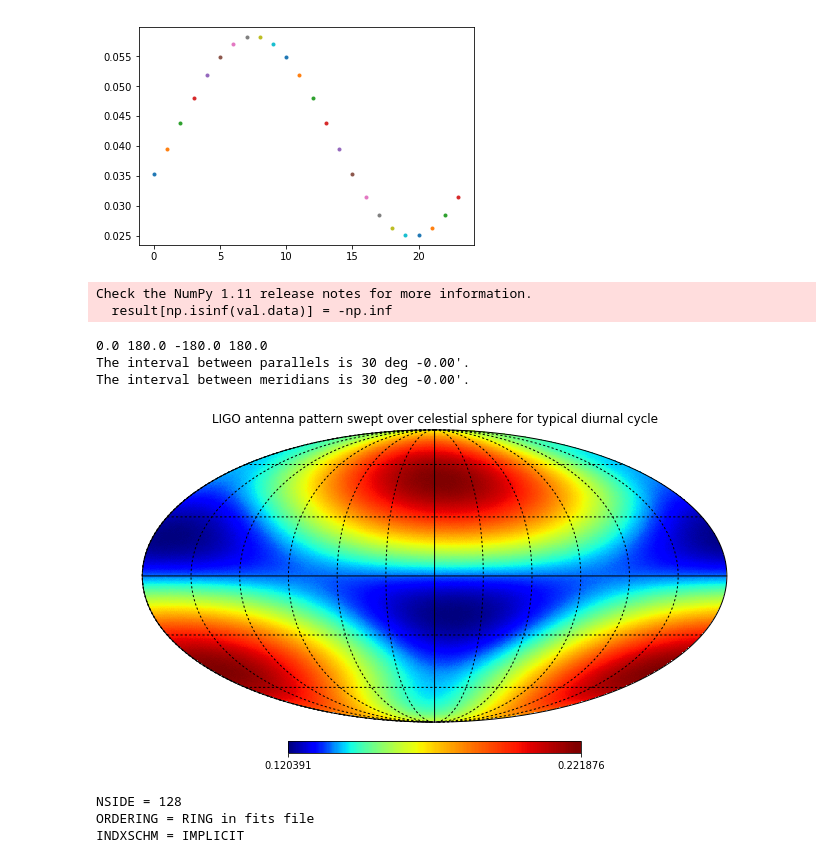
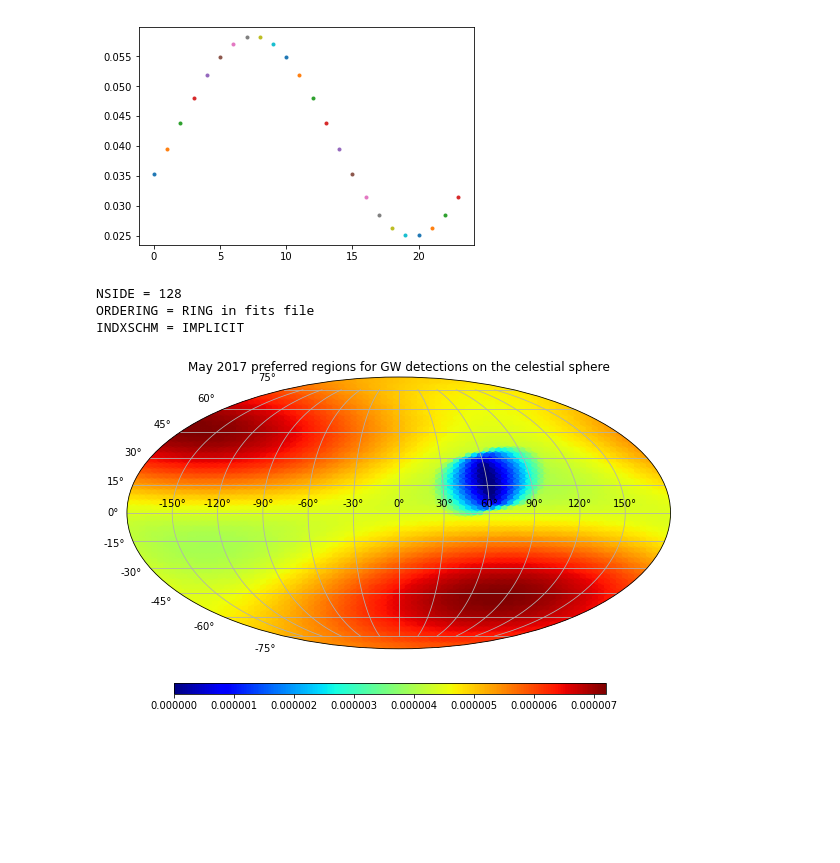
Before and after one commit to kperezsa/BNS-MergerRates, a Jupyter notebook: LIGO probability maps.ipynb, the cells around one changed output. Drawn from its saved outputs; the diff is of its cells as text; code cells hidden in the pictures; blank space fills up the shorter version.

```diff
--- a/LIGO probability maps.ipynb
+++ b/LIGO probability maps.ipynb
@@ -76,16 +57,0 @@ def rotateMap(angle):
-# %%
-fontsize=15
-sumMap=chenMap*pOperation[0]
-for i in range(1,24):
-    sumMap=sumMap+rotateMap(i)
-dayMap=sumMap/24
-hp.mollview(dayMap, title="LIGO antenna pattern swept over celestial sphere for typical diurnal cycle",flip='geo',cmap=cool_cmap,norm='hist')
-plt.rcParams.update({'font.size':fontsize})
-hp.graticule()
-# %% [output]
-Check the NumPy 1.11 release notes for more information.
-  result[np.isinf(val.data)] = -np.inf
-0.0 180.0 -180.0 180.0
-The interval between parallels is 30 deg -0.00'.
-The interval between meridians is 30 deg -0.00'.
-[figure, removed]
@@ -95,3 +63,29 @@ rotatedMap1=hp.read_map("skyprior_cbc_hl_2017may_sin0.400_0.125pi_fine_twilight.
 NSIDE = 128
 ORDERING = RING in fits file
 INDXSCHM = IMPLICIT
+# %%
+"""r=hp.rotator.Rotator(coord=['G','C'],deg=True)
+theta_gal=np.zeros(10000)
+phi_gal=np.arange(0,360*2,360*2/10000)
+theta,phi=r(theta_gal,phi_gal,lonlat=True)
+ix=np.where(phi>180)[0]
+phi[ix]=phi[ix]-2*180"""
+
+pixnum=np.arange(hp.nside2npix(128))
+theta1,phi1=hp.pix2ang(128,pixnum)
+ra=phi1
+ix=np.where(phi1>np.pi)[0]
+ra[ix]=ra[ix]-2*np.pi
+#ra=-1*ra
+#ra=ra+np.pi
+#ix=np.where(ra>np.pi)[0]
+#ra[ix]=ra[ix]-np.pi
+dec=(np.pi/2-theta1)
+fig = plt.figure(figsize=(10, 5))
+ax = fig.add_subplot(111, projection="mollweide")
+plt.grid(True)
+ax.set_title("May 2017 preferred regions for GW detections on the celestial sphere")
+hb=ax.hexbin(ra,dec,C=rotatedMap1,cmap=cool_cmap)
+cb=fig.colorbar(hb,orientation='horizontal',cax=fig.add_axes([0.2, 0, 0.6, 0.03]))
+# %% [output]
+[figure, added]
```
Also changed, not shown: parts of 27 cells of this notebook.
